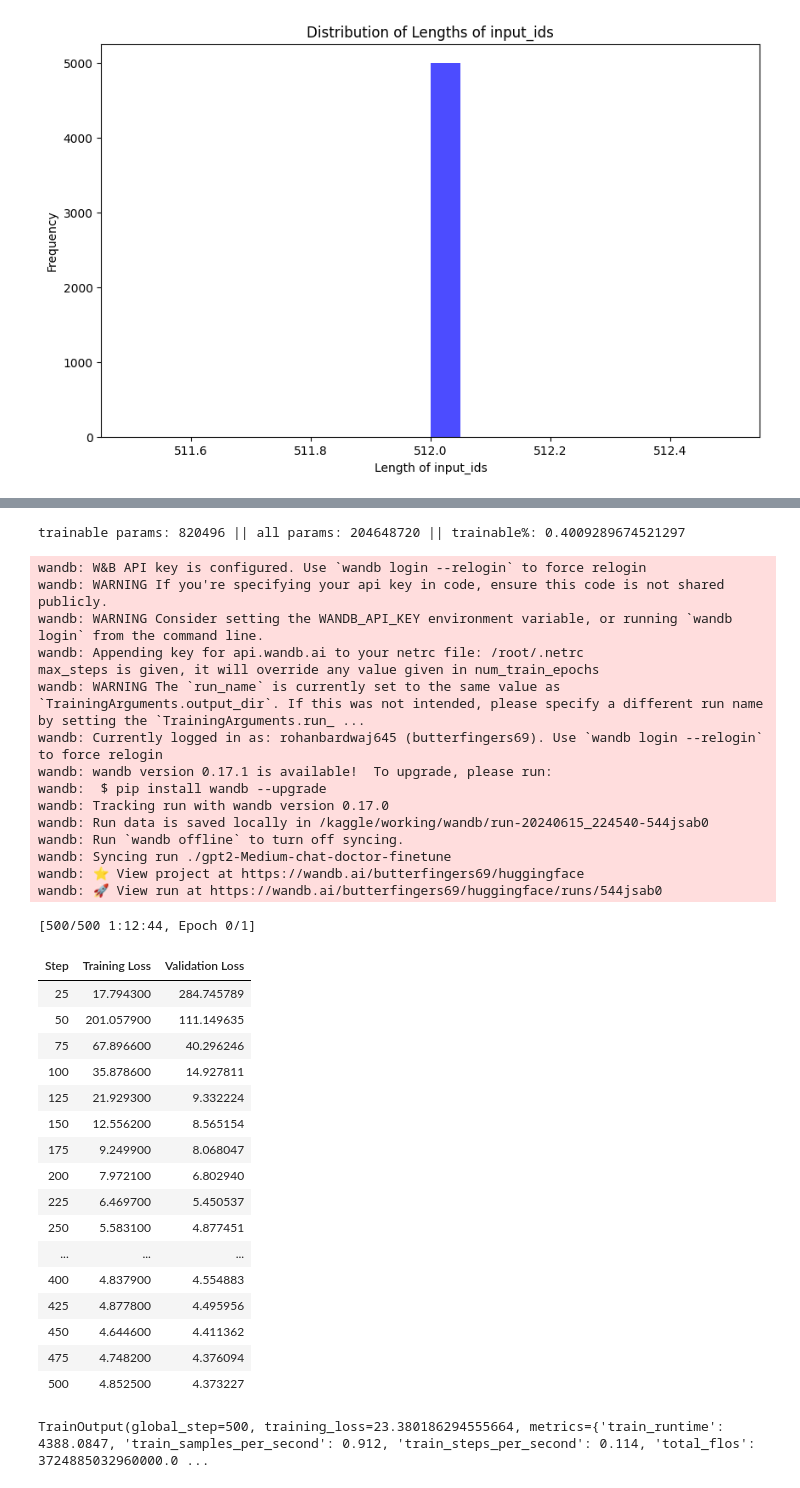
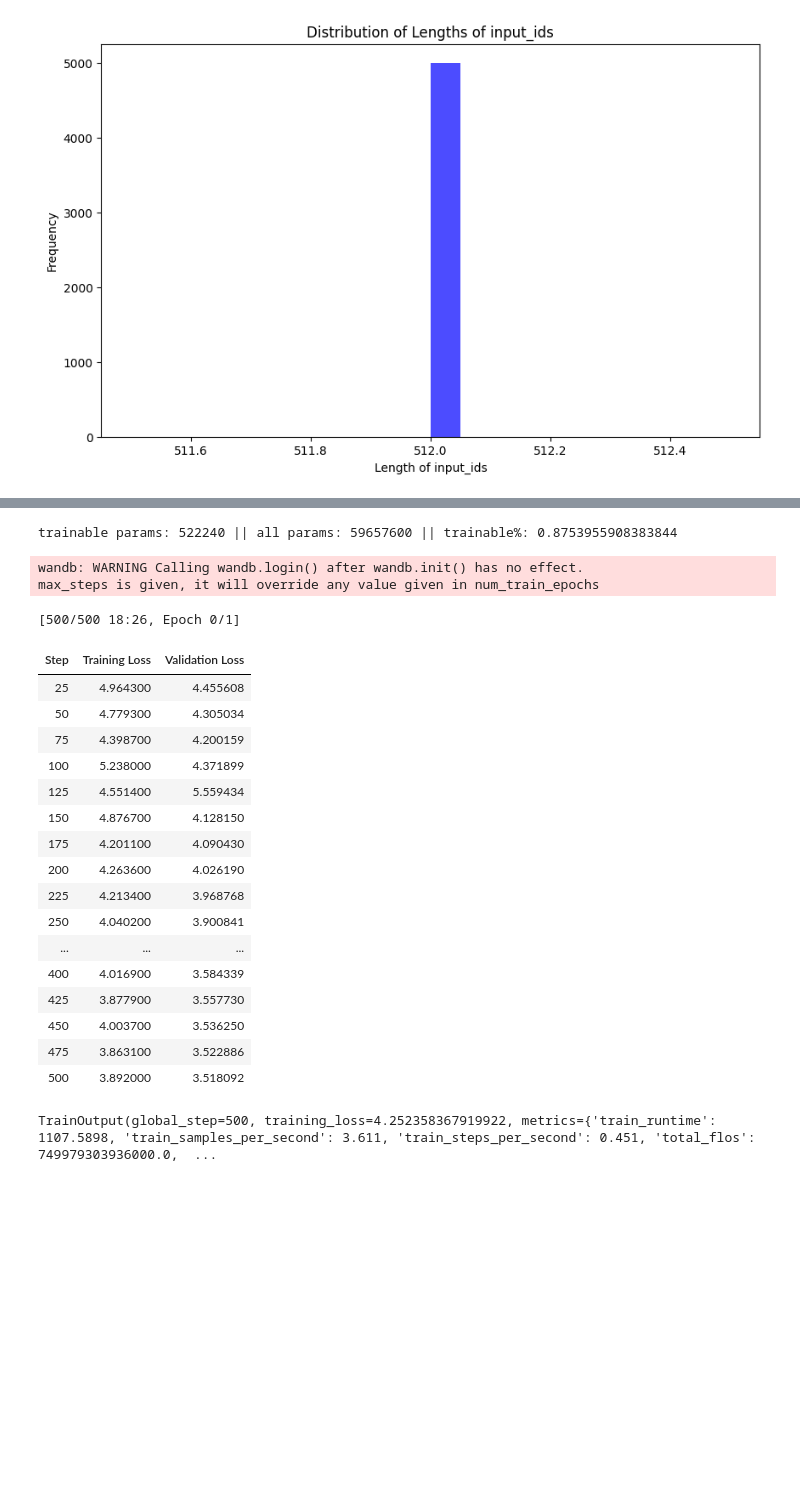
Before and after one commit to Rohan1540/MED-GPT, a Jupyter notebook: med-gpt.ipynb, the cells around one changed output, grey strips where cells are left out. Drawn from its saved outputs; the diff is of its cells as text; code cells hidden in the pictures; blank space fills up the shorter version.

Commit message:
Kaggle Notebook | MED-GPT | Version 5

```diff
--- a/med-gpt.ipynb
+++ b/med-gpt.ipynb
@@ -57,9 +70,9 @@ print(formatting_func(train_dataset[177]))
 ### Doctor opinion: Hi, Your MRI report does explain your symptoms. Travelling is possible providing you take certain measures to make your journey as comfortable as possible. I suggest you ensure you ...
 # %%
 import torch
-from transformers import AutoTokenizer, AutoModelForCausalLM, BitsAndBytesConfig
+from transformers import AutoTokenizer, AutoModelForCausalLM,AutoModelForSeq2SeqLM, BitsAndBytesConfig
 
-base_model_id = "openai-community/gpt2-medium"
+base_model_id = "google/flan-t5-small"
 bnb_config = BitsAndBytesConfig(
     load_in_4bit=True,
     bnb_4bit_use_double_quant=True,
@@ -67,7 +80,7 @@ bnb_config = BitsAndBytesConfig(
     bnb_4bit_compute_dtype=torch.bfloat16
 )
 
-model = AutoModelForCausalLM.from_pretrained(base_model_id, quantization_config=bnb_config, force_download=True)
+model = AutoModelForSeq2SeqLM.from_pretrained(base_model_id, quantization_config=bnb_config, force_download=True)
 # %% [output]
 `low_cpu_mem_usage` was None, now set to True since model is quantized.
 # %%
@@ -200,7 +204,7 @@ config = LoraConfig(
 model = get_peft_model(model, config)
 print_trainable_parameters(model)
 # %% [output]
-trainable params: 820496 || all params: 204648720 || trainable%: 0.4009289674521297
+trainable params: 522240 || all params: 59657600 || trainable%: 0.8753955908383844
 # %%
 from accelerate import FullyShardedDataParallelPlugin, Accelerator
 from torch.distributed.fsdp.fully_sharded_data_parallel import FullOptimStateDictConfig, FullStateDictConfig
@@ -225,72 +229,59 @@ from datetime import datetime
 wandb.login(key="5927c2b895ab34cc66ecdc6d0f00d76969df1550")
 
 project = "chat-doctor-finetune"
-base_model_name = "gpt2-Medium"
+base_model_name = "flan-t5-small-"
 run_name = base_model_name + "-" + project
 output_dir = "./" + run_name
 
 trainer = transformers.Trainer(
     model=model,
     train_dataset=tokenized_train_dataset,
     eval_dataset=tokenized_val_dataset,
     args=transformers.TrainingArguments(
         output_dir=output_dir,
         warmup_steps=2,
         per_device_train_batch_size=4,
         gradient_accumulation_steps=1,
         gradient_checkpointing=True,
         max_steps=500,
         learning_rate=2.5e-4, # Want a small lr for finetuning
         #bf16=True,
         optim="paged_adamw_8bit",
         logging_steps=25,              # When to start reporting loss
         logging_dir="./logs",        # Directory for storing logs
         save_strategy="steps",       # Save the model checkpoint every logging step
         save_steps=25,                # Save checkpoints every 50 steps
         evaluation_strategy="steps", # Evaluate the model every logging step
         eval_steps=25,               # Evaluate and save checkpoints every 50 steps
         do_eval=True,                # Perform evaluation at the end of training
     ),
     data_collator=transformers.DataCollatorForLanguageModeling(tokenizer, mlm=False),
 )
 
 model.config.use_cache = False  # silence the warnings. Please re-enable for inference!
 trainer.train()
 # %% [output]
-wandb: W&B API key is configured. Use `wandb login --relogin` to force relogin
-wandb: WARNING If you're specifying your api key in code, ensure this code is not shared publicly.
-wandb: WARNING Consider setting the WANDB_API_KEY environment variable, or running `wandb login` from the command line.
-wandb: Appending key for api.wandb.ai to your netrc file: /root/.netrc
+wandb: WARNING Calling wandb.login() after wandb.init() has no effect.
 max_steps is given, it will override any value given in num_train_epochs
-wandb: WARNING The `run_name` is currently set to the same value as `TrainingArguments.output_dir`. If this was not intended, please specify a different run name by setting the `TrainingArguments.run_ ...
-wandb: Currently logged in as: rohanbardwaj645 (butterfingers69). Use `wandb login --relogin` to force relogin
-wandb: wandb version 0.17.1 is available!  To upgrade, please run:
-wandb:  $ pip install wandb --upgrade
-wandb: Tracking run with wandb version 0.17.0
-wandb: Run data is saved locally in /kaggle/working/wandb/run-20240615_224540-544jsab0
-wandb: Run `wandb offline` to turn off syncing.
-wandb: Syncing run ./gpt2-Medium-chat-doctor-finetune
-wandb: ⭐️ View project at https://wandb.ai/butterfingers69/huggingface
-wandb: 🚀 View run at https://wandb.ai/butterfingers69/huggingface/runs/544jsab0
-[500/500 1:12:44, Epoch 0/1]
+[500/500 18:26, Epoch 0/1]
 | Step | Training Loss | Validation Loss |
-| 25 | 17.794300 | 284.745789 |
-| 50 | 201.057900 | 111.149635 |
-| 75 | 67.896600 | 40.296246 |
-| 100 | 35.878600 | 14.927811 |
-| 125 | 21.929300 | 9.332224 |
-| 150 | 12.556200 | 8.565154 |
-| 175 | 9.249900 | 8.068047 |
-| 200 | 7.972100 | 6.802940 |
-| 225 | 6.469700 | 5.450537 |
-| 250 | 5.583100 | 4.877451 |
+| 25 | 4.964300 | 4.455608 |
+| 50 | 4.779300 | 4.305034 |
+| 75 | 4.398700 | 4.200159 |
+| 100 | 5.238000 | 4.371899 |
+| 125 | 4.551400 | 5.559434 |
+| 150 | 4.876700 | 4.128150 |
+| 175 | 4.201100 | 4.090430 |
+| 200 | 4.263600 | 4.026190 |
+| 225 | 4.213400 | 3.968768 |
+| 250 | 4.040200 | 3.900841 |
 | ... | ... | ... |
-| 400 | 4.837900 | 4.554883 |
-| 425 | 4.877800 | 4.495956 |
-| 450 | 4.644600 | 4.411362 |
-| 475 | 4.748200 | 4.376094 |
-| 500 | 4.852500 | 4.373227 |
+| 400 | 4.016900 | 3.584339 |
+| 425 | 3.877900 | 3.557730 |
+| 450 | 4.003700 | 3.536250 |
+| 475 | 3.863100 | 3.522886 |
+| 500 | 3.892000 | 3.518092 |
-TrainOutput(global_step=500, training_loss=23.380186294555664, metrics={'train_runtime': 4388.0847, 'train_samples_per_second': 0.912, 'train_steps_per_second': 0.114, 'total_flos': 3724885032960000.0 ...
+TrainOutput(global_step=500, training_loss=4.252358367919922, metrics={'train_runtime': 1107.5898, 'train_samples_per_second': 3.611, 'train_steps_per_second': 0.451, 'total_flos': 749979303936000.0,  ...
 # %%
 import json
 import matplotlib.pyplot as plt
```
Also changed, not shown: parts of 8 cells of this notebook.
